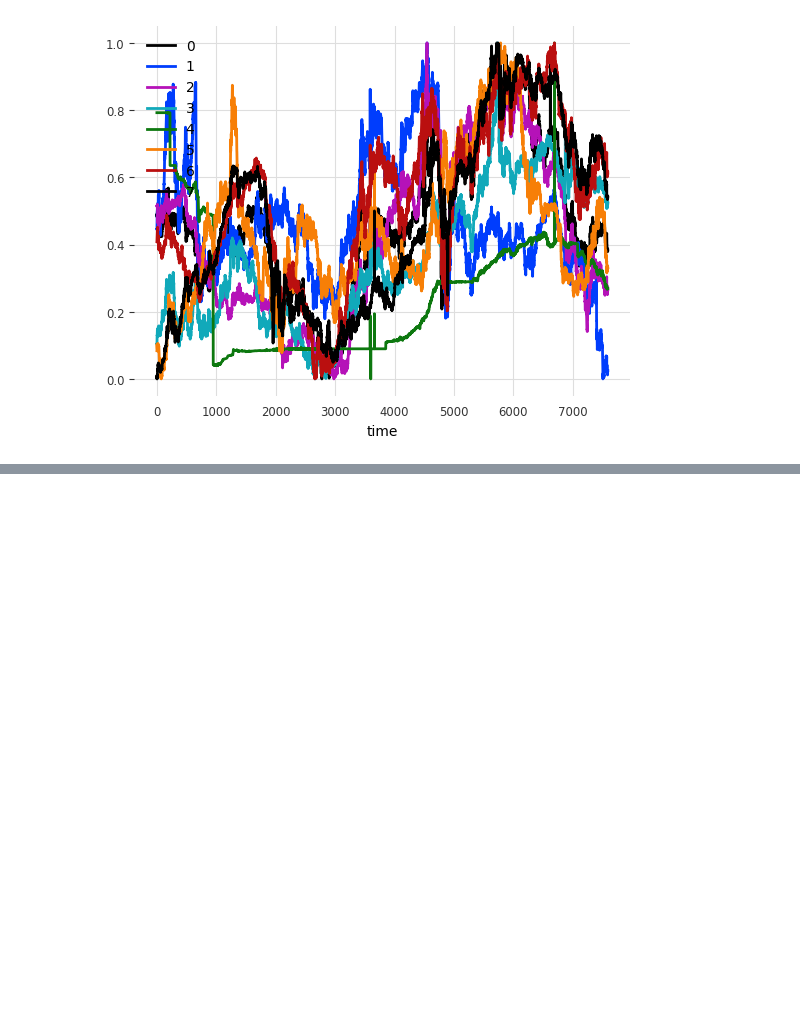
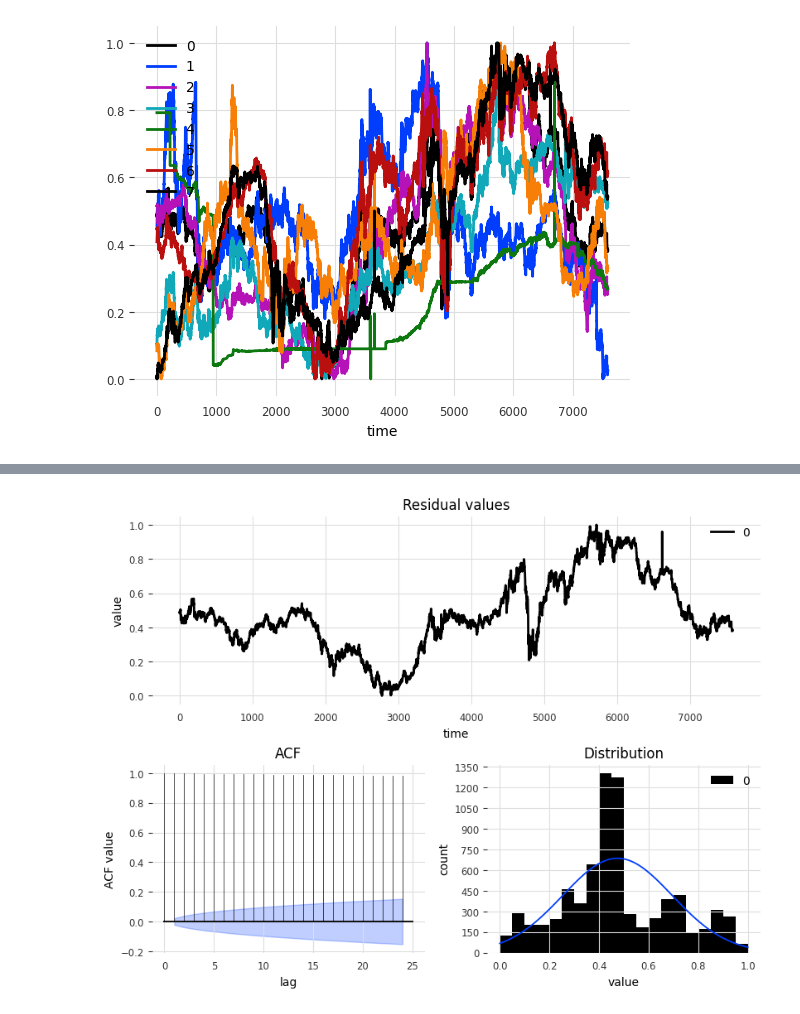
Before and after one commit to MarthyGarcia/IFT6759_B_H23, a Jupyter notebook: notebooks/1.0-wgc-initial-data-exploration.ipynb, the cells around one changed output, grey strips where cells are left out. Drawn from its saved outputs; the diff is of its cells as text; code cells hidden in the pictures; blank space fills up the shorter version.

```diff
--- a/notebooks/1.0-wgc-initial-data-exploration.ipynb
+++ b/notebooks/1.0-wgc-initial-data-exploration.ipynb
@@ -70,0 +50,4 @@ model LinearRegression(lags={'target': [-3, -2, -1]}) obtains MAPE: 12.20%
+# %%
+plot_residuals_analysis(first_component)
+# %% [output]
+[figure, added]
```
Also changed, not shown: parts of 17 cells of this notebook.
